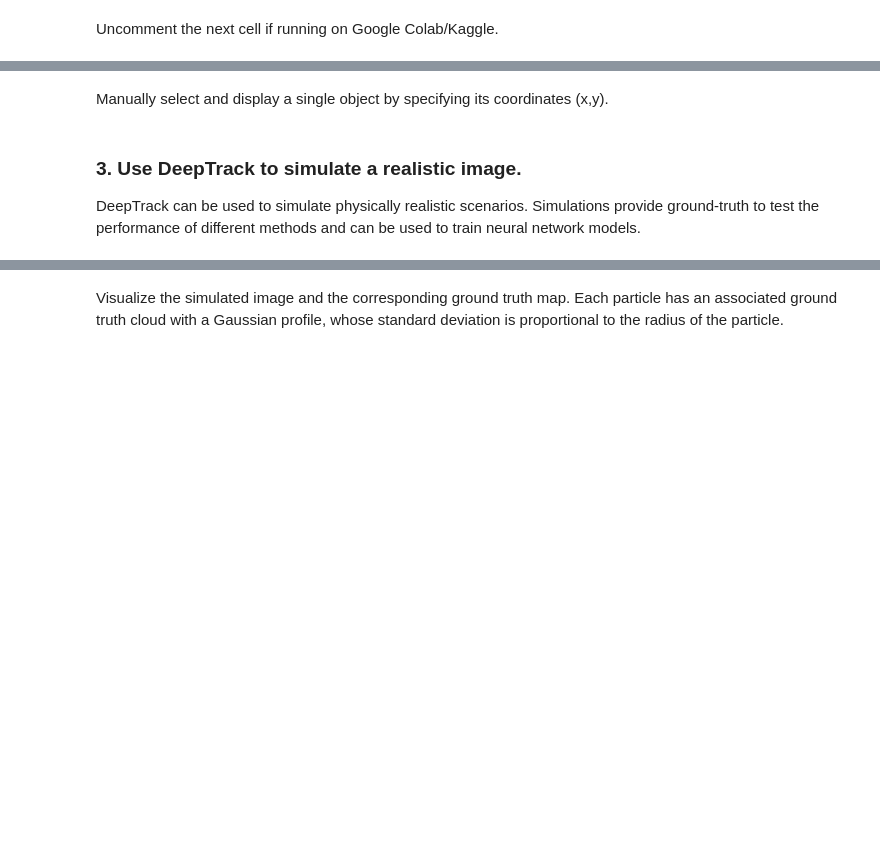
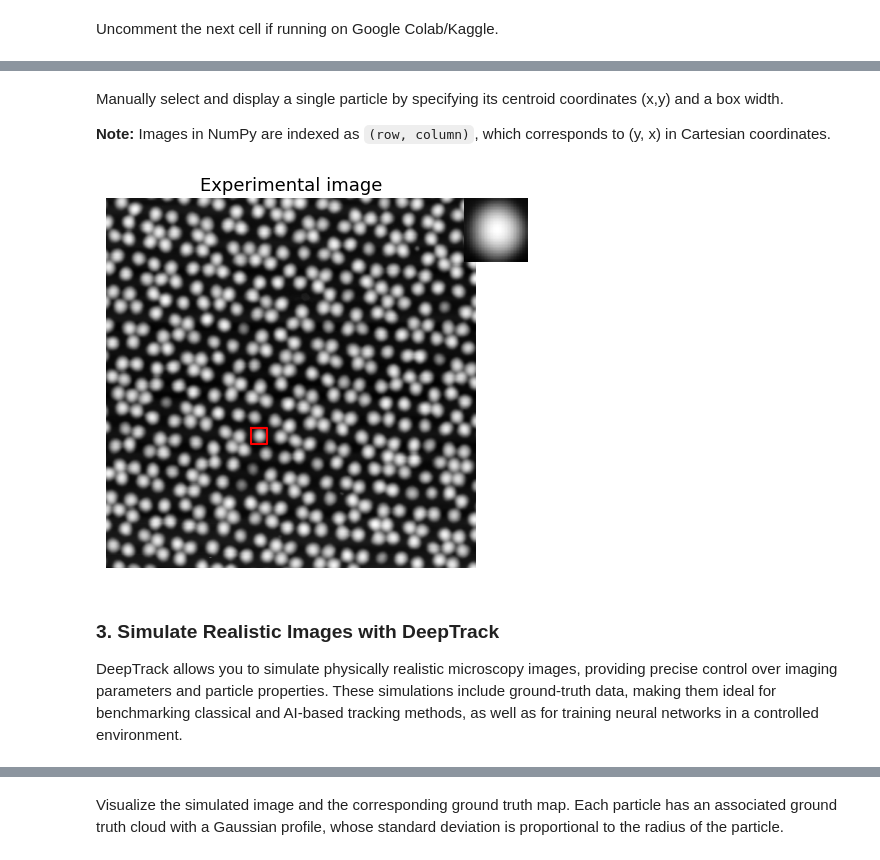
Before and after one commit to softmatterlab/ParticleTracking, a Jupyter notebook: tutorial/detection/spheres/detection_spheres.ipynb, the cells around one changed output, grey strips where cells are left out. Cells and saved outputs as stored; diff of their text form; code cells hidden in the pictures; blank space fills up the shorter version.

```diff
--- a/tutorial/detection/spheres/detection_spheres.ipynb
+++ b/tutorial/detection/spheres/detection_spheres.ipynb
@@ -78,34 +87,42 @@ print(f"Size of imported image in pixels: {image.shape}")
 # %% [markdown]
-Manually select and display a single object by specifying its coordinates (x,y).
+Manually select and display a single particle by specifying its centroid coordinates (x,y) and a box width.
+
+**Note:** Images in NumPy are indexed as `(row, column)`, which corresponds to (y, x) in Cartesian coordinates.
 # %%
-# Window size to zoom in an individual particle.
+# # Window size to zoom in an individual particle.
 width = 22
 
-# Position of the window.
-x = 329 - width // 2
-y = 212 - width // 2
+# Coordinates of the center of the particle.
+x_center = 212
+y_center = 329
+
+# Calculate top-left corner of the crop.
+x = x_center - width // 2
+y = y_center - width // 2
 
 # Select a crop as a subset of the entire image.
-crop = image[x:x+width, y:y + width]
+crop = image[y:y + width, x:x + width]  # row (y), column (x)
 
 # Initialize figure instance.
 fig = plt.figure()
 
 # Draw a red rectangle around the crop.
 fig.add_subplot(111)
 plt.imshow(image, cmap='gray')
 plt.title("Experimental image", size=13)
-plt.plot([y, y+width, y+width, y, y], [x, x, x+width, x+width, x], 'r-')
+plt.plot([x, x, x+width, x+width, x],[y, y+width, y+width, y, y], 'r-')
 plt.axis('off')
 
 # Plot the rectangle on the top right corner.
 fig.add_subplot(555)
 plt.imshow(crop, cmap='gray')
 plt.axis('off')
 plt.show()
+# %% [output]
+[figure, added]
 # %% [markdown]
-### 3. Use DeepTrack to simulate a realistic image.
-DeepTrack can be used to simulate physically realistic scenarios. Simulations provide ground-truth to test the performance of different methods and can be used to train neural network models.
+### 3. Simulate Realistic Images with DeepTrack
+DeepTrack allows you to simulate physically realistic microscopy images, providing precise control over imaging parameters and particle properties. These simulations include ground-truth data, making them ideal for benchmarking classical and AI-based tracking methods, as well as for training neural networks in a controlled environment.
 # %%
 # Same as when selecting a single object.
 image_size = width
```
Also changed, not shown: parts of 49 cells of this notebook.
